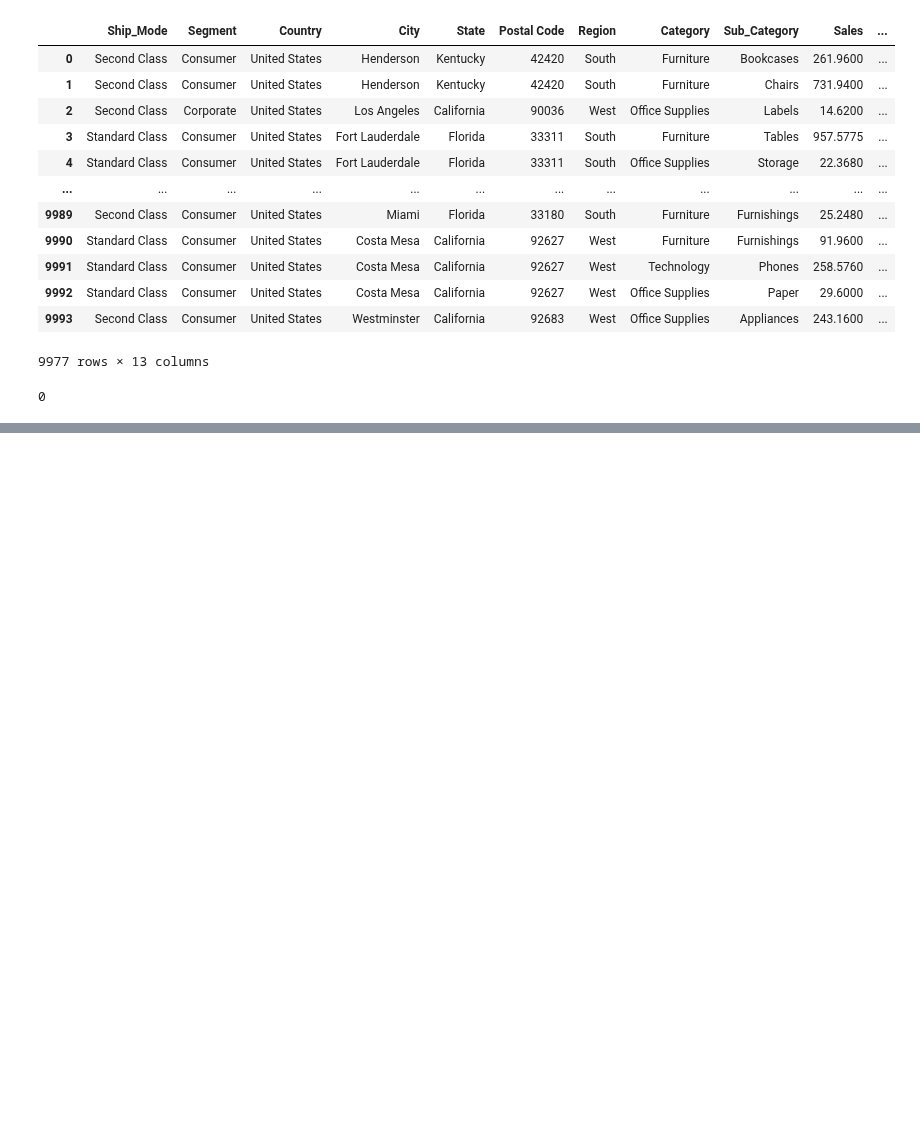
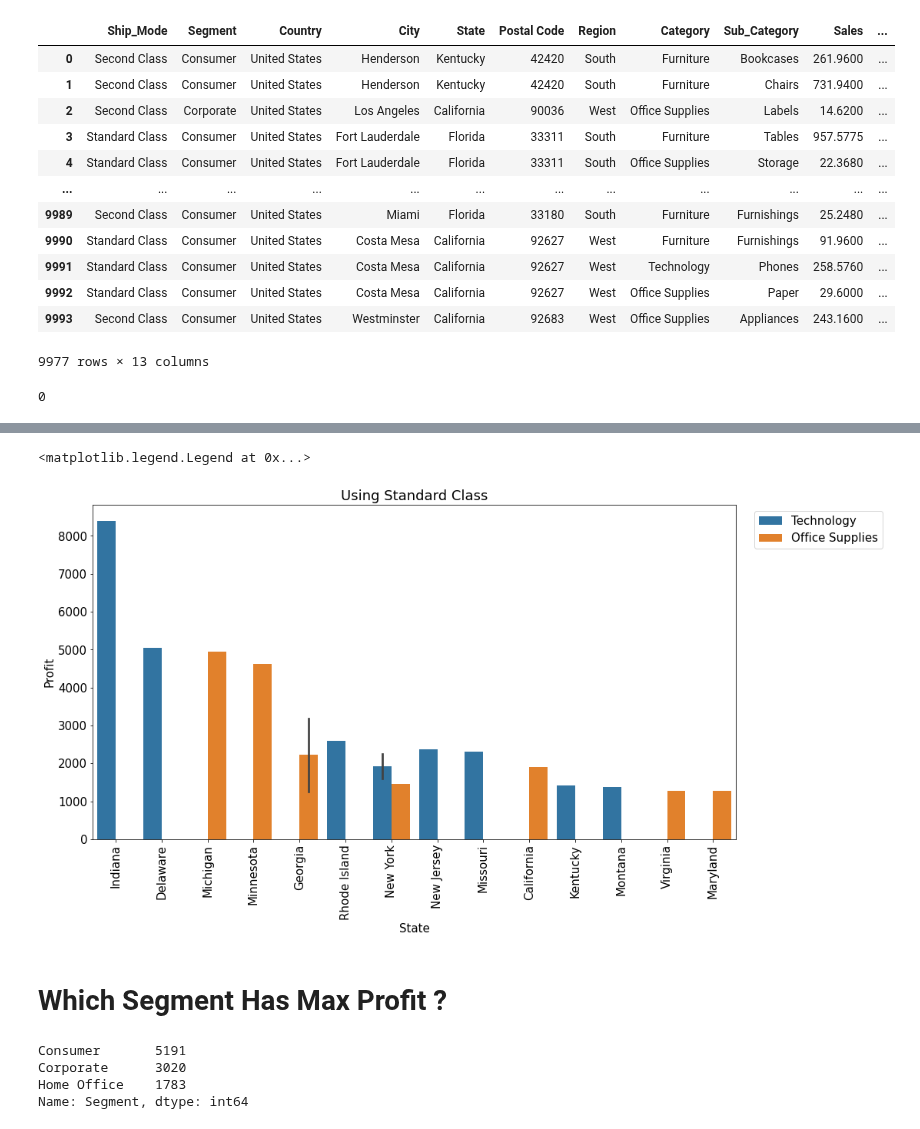
Before and after one commit to Arpan-tech-create/Exploratory_Data_Analysis, a Jupyter notebook: sparks_foundation.ipynb, the cells around one changed output, grey strips where cells are left out. Drawn from its saved outputs; the diff is of its cells as text; code cells hidden in the pictures; blank space fills up the shorter version.

```diff
--- a/sparks_foundation.ipynb
+++ b/sparks_foundation.ipynb
@@ -426,0 +429,7 @@ raw.duplicated().sum()
+# %%
+new=raw[['Ship_Mode','State','Category','Profit']]
+new_df=raw.Ship_Mode=='Standard Class'
+# %%
+class1=new[new_df]
+class_df=class1.sort_values(by=['Profit'],ascending=False).head(20)
+class_df
@@ -426,0 +454,18 @@ raw.duplicated().sum()
+# %%
+plt.figure(figsize=(15,8))
+plt.title('Using Standard Class')
+plt.xticks(rotation=90)
+sns.barplot(x='State',y='Profit',hue='Category',data=class_df)
+plt.legend(bbox_to_anchor=(1.02,1),loc='upper left')
+# %% [output]
+<matplotlib.legend.Legend at 0x...>
+[figure, added]
+# %% [markdown]
+# Which Segment Has Max Profit ?
+# %%
+raw.Segment.value_counts()
+# %% [output]
+Consumer       5191
+Corporate      3020
+Home Office    1783
+Name: Segment, dtype: int64
```
Also changed, not shown: parts of 12 cells of this notebook, 3 other files.
